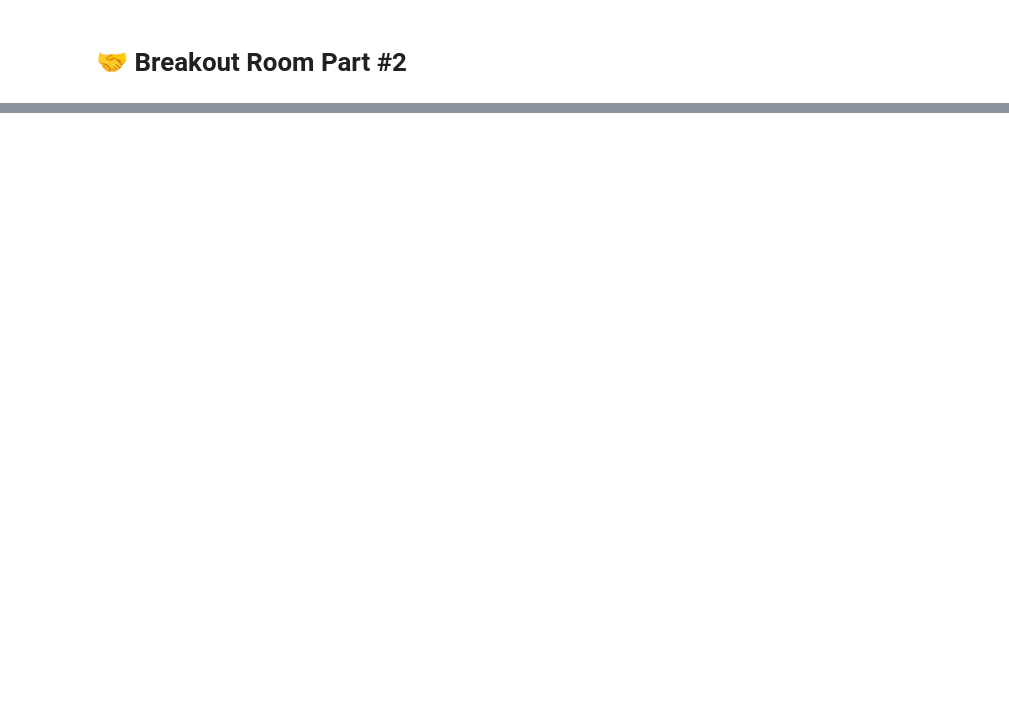
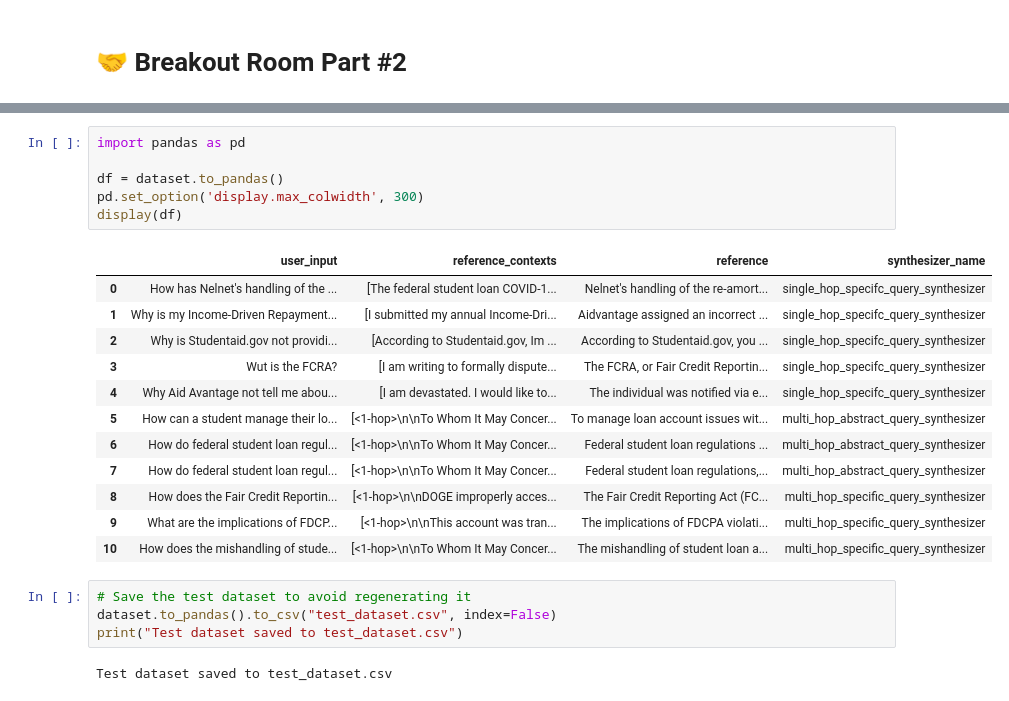
Before and after one commit to djdinnebeil/aie7_journey, a Jupyter notebook: 09_Advanced_Retrieval/Advanced_Retrieval_with_LangChain_Assignment.ipynb, the cells around one changed output, grey strips where cells are left out. Cells and saved outputs as stored; diff of their text form; blank space fills up the shorter version.

```diff
--- a/09_Advanced_Retrieval/Advanced_Retrieval_with_LangChain_Assignment.ipynb
+++ b/09_Advanced_Retrieval/Advanced_Retrieval_with_LangChain_Assignment.ipynb
@@ -587,0 +888,25 @@ Your analysis should factor in:
+# %%
+import pandas as pd
+
+df = dataset.to_pandas()
+pd.set_option('display.max_colwidth', 300)
+display(df)
+# %% [output]
+|  | user_input | reference_contexts | reference | synthesizer_name |
+| 0 | How has Nelnet's handling of the ... | [The federal student loan COVID-1... | Nelnet's handling of the re-amort... | single_hop_specifc_query_synthesizer |
+| 1 | Why is my Income-Driven Repayment... | [I submitted my annual Income-Dri... | Aidvantage assigned an incorrect ... | single_hop_specifc_query_synthesizer |
+| 2 | Why is Studentaid.gov not providi... | [According to Studentaid.gov, Im ... | According to Studentaid.gov, you ... | single_hop_specifc_query_synthesizer |
+| 3 | Wut is the FCRA? | [I am writing to formally dispute... | The FCRA, or Fair Credit Reportin... | single_hop_specifc_query_synthesizer |
+| 4 | Why Aid Avantage not tell me abou... | [I am devastated. I would like to... | The individual was notified via e... | single_hop_specifc_query_synthesizer |
+| 5 | How can a student manage their lo... | [<1-hop>\n\nTo Whom It May Concer... | To manage loan account issues wit... | multi_hop_abstract_query_synthesizer |
+| 6 | How do federal student loan regul... | [<1-hop>\n\nTo Whom It May Concer... | Federal student loan regulations ... | multi_hop_abstract_query_synthesizer |
+| 7 | How do federal student loan regul... | [<1-hop>\n\nTo Whom It May Concer... | Federal student loan regulations,... | multi_hop_abstract_query_synthesizer |
+| 8 | How does the Fair Credit Reportin... | [<1-hop>\n\nDOGE improperly acces... | The Fair Credit Reporting Act (FC... | multi_hop_specific_query_synthesizer |
+| 9 | What are the implications of FDCP... | [<1-hop>\n\nThis account was tran... | The implications of FDCPA violati... | multi_hop_specific_query_synthesizer |
+| 10 | How does the mishandling of stude... | [<1-hop>\n\nTo Whom It May Concer... | The mishandling of student loan a... | multi_hop_specific_query_synthesizer |
+# %%
+# Save the test dataset to avoid regenerating it
+dataset.to_pandas().to_csv("test_dataset.csv", index=False)
+print("Test dataset saved to test_dataset.csv")
+# %% [output]
+Test dataset saved to test_dataset.csv
```
Also changed, not shown: parts of 59 cells of this notebook, 1 other file.
